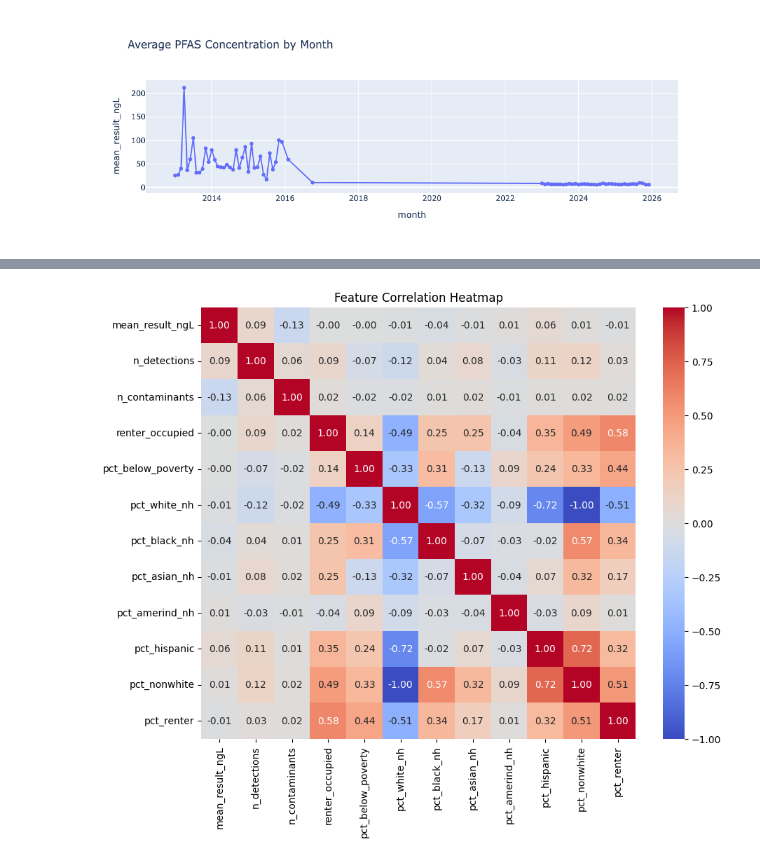
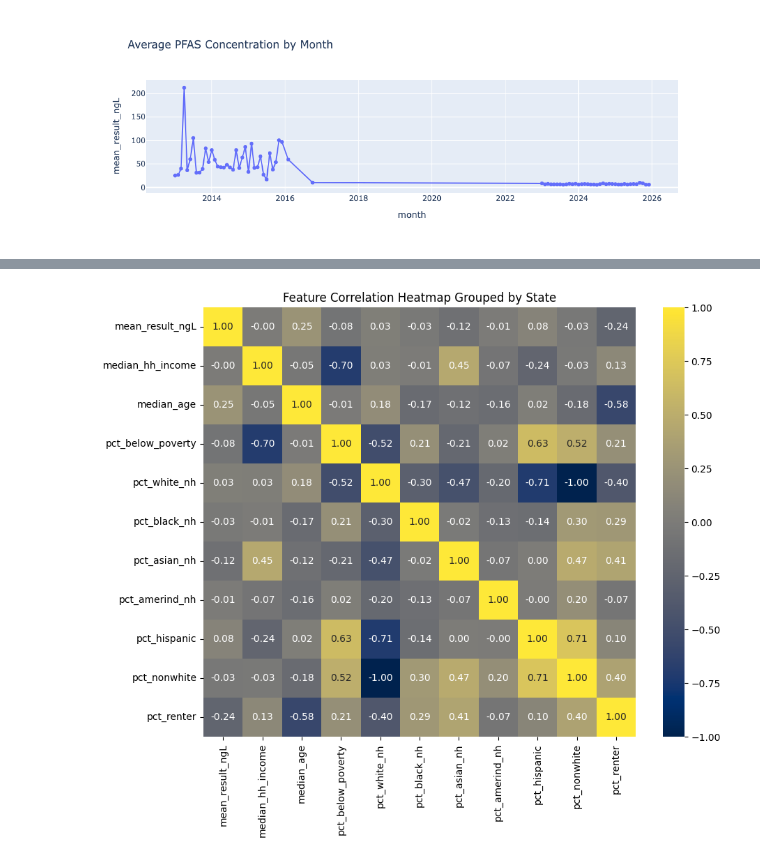
Before and after one commit to julshvartsman/pfas-project, a Jupyter notebook: notebooks/PG_pfas_exploration.ipynb, the cells around one changed output, grey strips where cells are left out. Drawn from its saved outputs; the diff is of its cells as text; code cells hidden in the pictures.

```diff
--- a/notebooks/PG_pfas_exploration.ipynb
+++ b/notebooks/PG_pfas_exploration.ipynb
@@ -91,0 +202,16 @@ zcta_pfas_with_demog
+# %%
+state_pfas_with_demog = contain_pfas.groupby('state').agg({'mean_result_ngL': 'mean',
+                                                         'n_records': 'sum',
+                                                         'n_detections': 'sum',
+                                                         'n_contaminants': 'max', #only test for a max of 29 contaminants
+                                                         'median_hh_income': 'mean',
+                                                         'median_age': 'mean',
+                                                         'pct_below_poverty': 'mean',
+                                                         'pct_white_nh': 'mean',
+                                                         'pct_black_nh': 'mean',
+                                                         'pct_asian_nh': 'mean',
+                                                         'pct_amerind_nh':'mean',
+                                                         'pct_hispanic': 'mean',
+                                                         'pct_nonwhite': 'mean',
+                                                         'pct_renter': 'mean'}).sort_values(by='mean_result_ngL', ascending = False)
+state_pfas_with_demog
@@ -92,11 +237,11 @@ zcta_pfas_with_demog
 # %%
 import seaborn as sns
 import matplotlib.pyplot as plt
 
-corr_matrix = zcta_pfas_with_demog.drop('city', axis=1).corr()
+corr_matrix = state_pfas_with_demog.drop(['n_records', 'n_detections', 'n_contaminants'], axis=1).corr()
 plt.figure(figsize=(10, 8))
-sns.heatmap(corr_matrix, annot=True, cmap='coolwarm', fmt='.2f', vmin=-1, vmax=1)
-plt.title("Feature Correlation Heatmap")
+sns.heatmap(corr_matrix, annot=True, cmap='cividis', fmt='.2f', vmin=-1, vmax=1) #most accessible colors
+plt.title("Feature Correlation Heatmap Grouped by State")
 plt.show()
 # %% [output]
-[figure, old version]
+[figure, new version]
```
Also changed, not shown: parts of 11 cells of this notebook.
